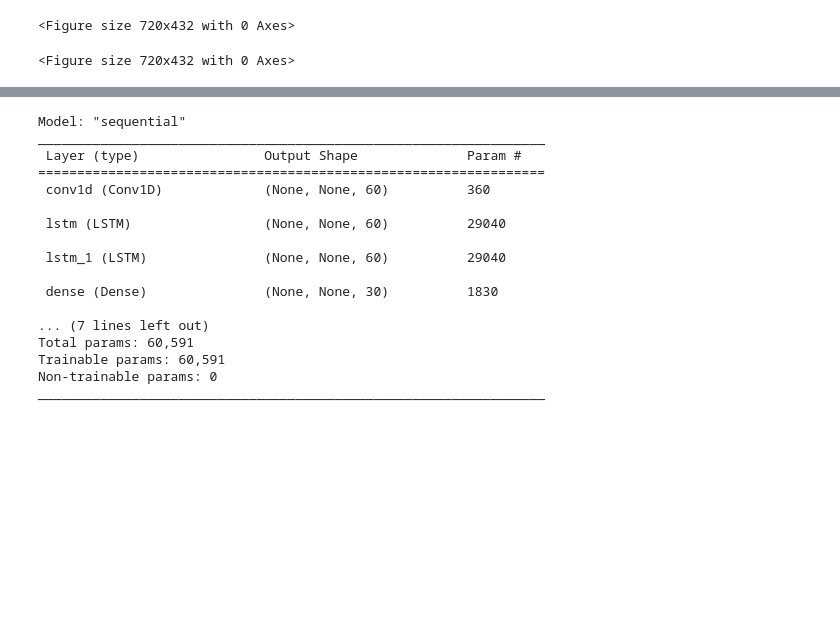
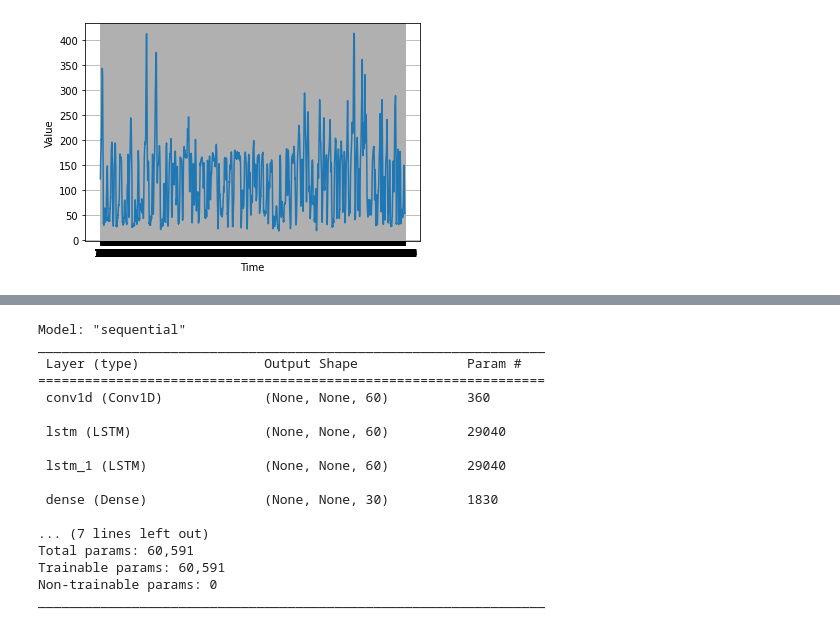
Before and after one commit to alzanaA/EcoTrans-Bangkit-ML-models, a Jupyter notebook: aqi_hourly.ipynb, the cells around one changed output, grey strips where cells are left out. Saved outputs shown, nothing was run; the diff lists cells and outputs as text; code cells hidden in the pictures; blank space fills up the shorter version.

```diff
--- a/aqi_hourly.ipynb
+++ b/aqi_hourly.ipynb
@@ -13,20 +13,19 @@ def plot_series(time, series, format="-", start=0, end=None):
 # %%
 hour = []
 aqi = []
 
-with open('./AQI-Hourly-cleaned.csv') as csvfile:
+with open('./AQI-Hourly-2016-2017.csv') as csvfile:
   reader = csv.reader(csvfile, delimiter=',')
   next(reader)
   step=0
   for row in reader:
-    aqi.append(float(row[5]))
+    aqi.append(float(row[7]))
     hour.append(row[0])
 
 series = np.array(aqi)
 time = np.array(hour)
-plt.figure(figsize=(10, 6))
+plt.figure()
 plot_series(time, series)
 # %% [output]
-<Figure size 720x432 with 0 Axes>
-<Figure size 720x432 with 0 Axes>
+[figure, added]
 # %%
```
Also changed, not shown: parts of 15 cells of this notebook, 6 other files.
